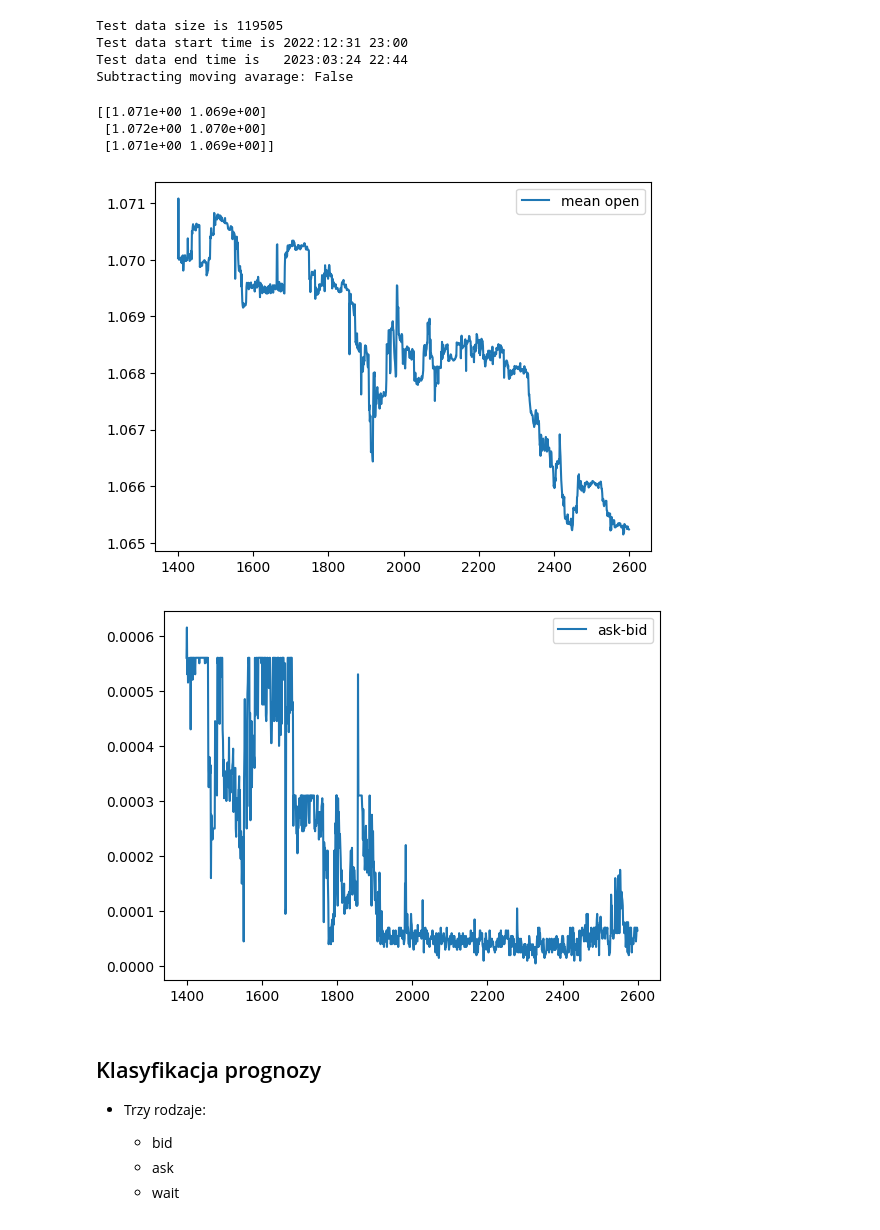
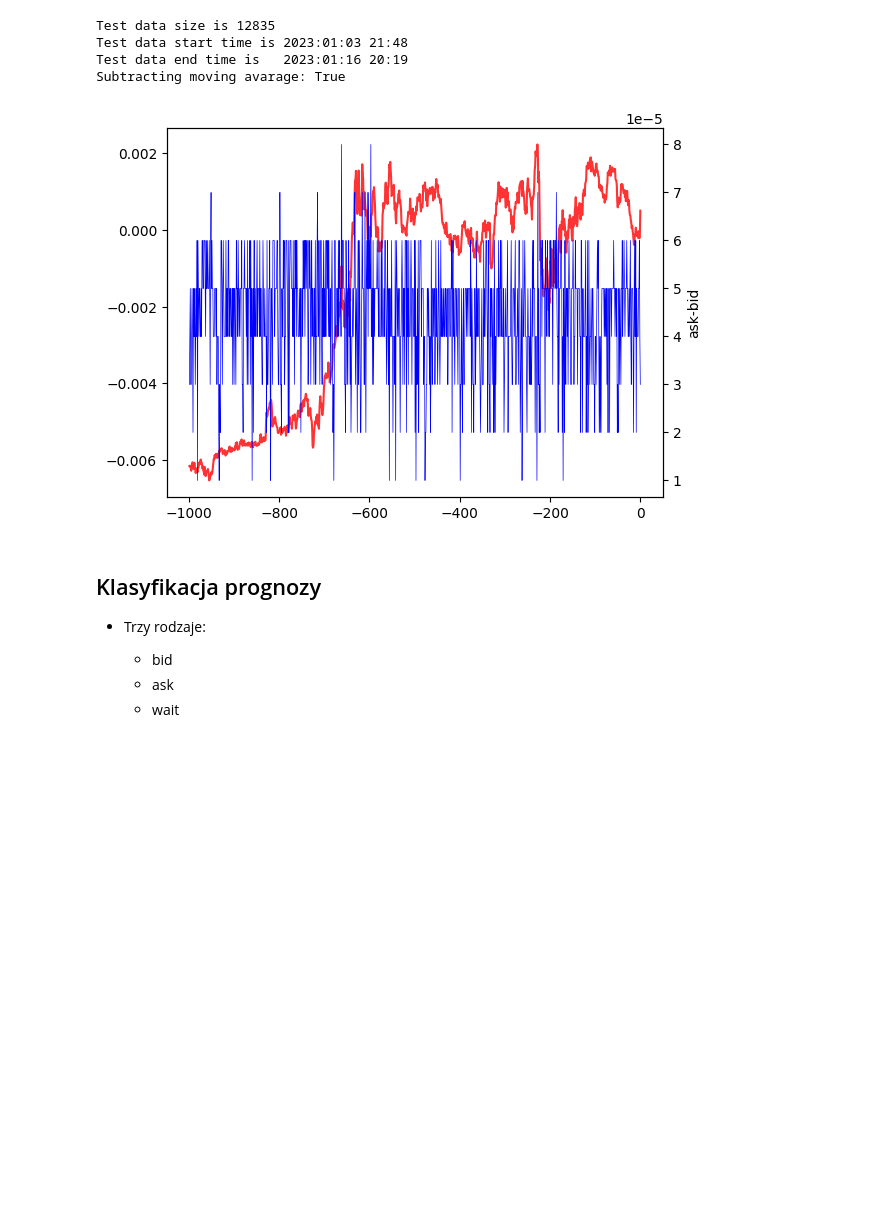
Before and after one commit to stefanzarembinski/szx81, a Jupyter notebook: src/methodes.ipynb, the cells around one changed output. Saved outputs shown, nothing was run; the diff lists cells and outputs as text; code cells hidden in the pictures; blank space fills up the shorter version.

```diff
--- a/src/methodes.ipynb
+++ b/src/methodes.ipynb
@@ -11,49 +11,39 @@ from scipy.interpolate import make_interp_spline
 from scipy.interpolate import splrep
 
 import test_data as td
-if td.DATA is None:
-    td.set_test_data(
-    data_size=5000,
-    start_time=datetime.datetime(2023, 3, 21, 12, 24).timestamp(),
-    moving_av=False
+# if td.DATA is None:
+td.set_test_data(
+data_size=20000,
+start_time=datetime.datetime(2023, 3, 21, 12, 24).timestamp(),
+moving_av=True
     )
 # %% [output]
-Test data size is 119505
-Test data start time is 2022:12:31 23:00
-Test data end time is   2023:03:24 22:44
-Subtracting moving avarage: False
+Test data size is 12835
+Test data start time is 2023:01:03 21:48
+Test data end time is   2023:01:16 20:19
+Subtracting moving avarage: True
 # %%
 import core as co
 import piecewise_fit as ls
 # %%
-shift = 1400
-length = 1200
-limits = (0 + shift, length + shift)
-
-value_open = td.VALUE[limits[0]: limits[1]]
-cndl_count = np.arange(*limits, dtype='float64')
+value_open = td.VALUE[200: 1200]
+cndl_count = np.arange(len(value_open), dtype='float64')
+cndl_count = cndl_count - cndl_count[-1]
 ask = np.array([v[0] for v in value_open])
 bid = np.array([v[1] for v in value_open])
 
-fig = plt.figure(num='ask + bid / 2')
-plt.plot(cndl_count, (ask + bid) / 2, label='mean open')
-plt.legend()
-plt.show()
-
-fig = plt.figure(num='ask - bid')
-plt.plot(cndl_count, (ask - bid) / 2, label='ask-bid')
-plt.legend()
+fig, ave = plt.subplots()
+ave.plot(cndl_count, (ask + bid) / 2, color='red', label='ask-bid', alpha=0.8)
+div = ave.twinx()
+div.plot(cndl_count, ask - bid, color='blue', linewidth='0.5')
+div.set_ylabel('ask-bid')
 plt.show()
 
 savgol_filter = co.Savgol_filter(window=50, order=3)
 
 np.set_printoptions(formatter={'float_kind':"{:-.3e}".format})
 # %% [output]
-[[1.071e+00 1.069e+00]
- [1.072e+00 1.070e+00]
- [1.071e+00 1.069e+00]]
-[figure, old version]
+[figure, new version]
-[figure, removed]
 # %% [markdown]
 ## Klasyfikacja prognozy
 
```
Also changed, not shown: 1 other file.
